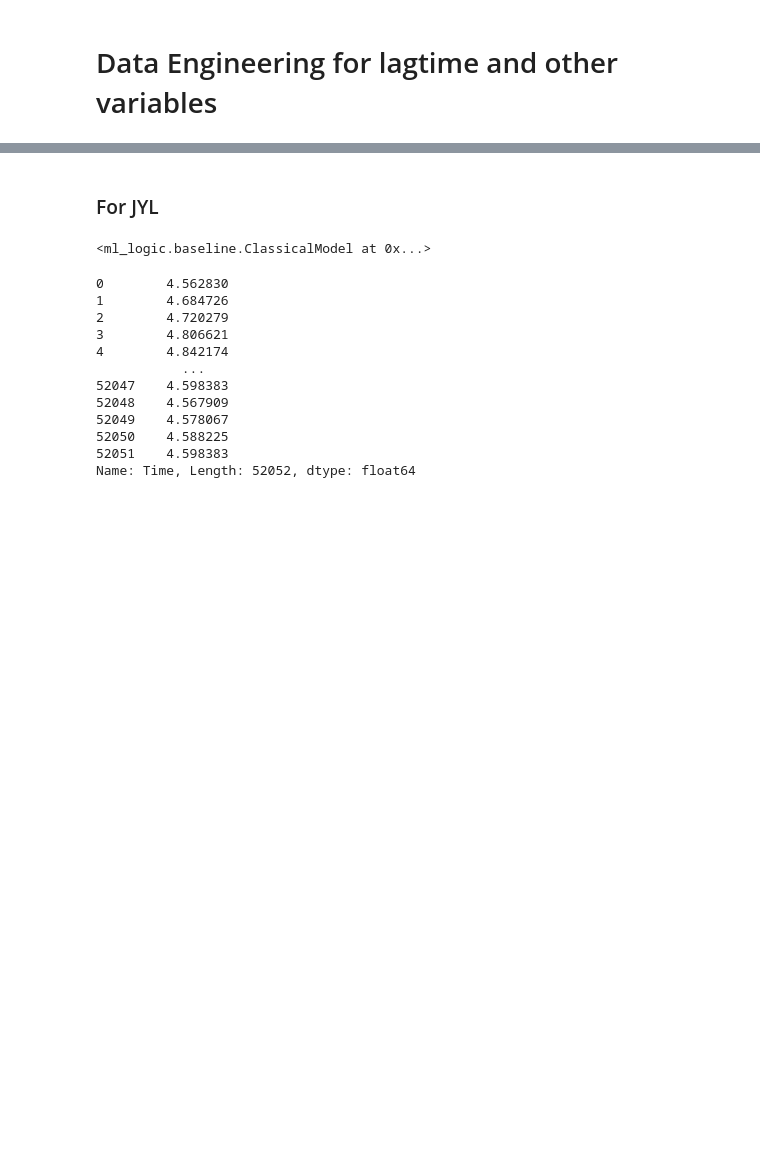
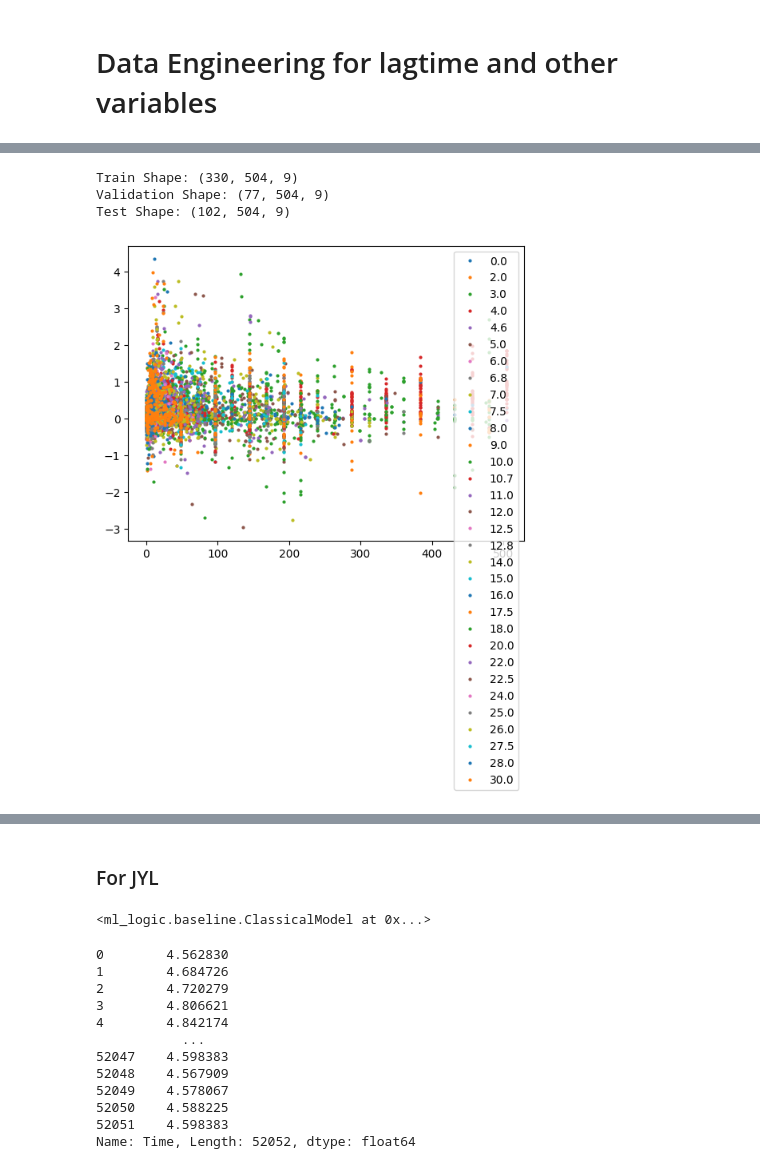
Before and after one commit to lulutinee/safer_food, a Jupyter notebook: notebooks/safer-food.ipynb, the cells around one changed output, grey strips where cells are left out. Cells and saved outputs as stored; diff of their text form; code cells hidden in the pictures; blank space fills up the shorter version.

```diff
--- a/notebooks/safer-food.ipynb
+++ b/notebooks/safer-food.ipynb
@@ -553,0 +909,2 @@ cleaned_data
+# %%
+clean_df = data_preproc(final_df)
@@ -553,0 +964,20 @@ cleaned_data
+# %%
+# We calculate max per group for Y
+y_values = clean_df.groupby('ResponseID')['log_diff'].max().values.reshape(-1, 1)
+
+# 3. Building X Sequences
+X_list = []
+# It's vital to iterate through the groups in the same order as we did for Y
+for x_id in clean_df['ResponseID'].unique():
+    group = clean_df[clean_df['ResponseID'] == x_id]
+    # Features: Time, Temp, and the encoded Food Matrix
+    features = group[['Time_diff', 'Temperature', 'MatrixID_beef',
+                    'MatrixID_pork', 'MatrixID_poultry', 'MatrixID_seafood',
+                    'OrganismID_ec', 'OrganismID_lm', 'OrganismID_ss']].values
+    X_list.append(features)
+
+# 4. Padding X
+X_padded = pad_sequences(X_list, padding='post', dtype='float32', value=1000)
+
+print(f"X shape: {X_padded.shape}") # (Samples, Max_Time_Steps, 3)
+print(f"Y shape: {y_values.shape}")  # (Samples, 1)
@@ -553,0 +1010,36 @@ cleaned_data
+# %%
+# 1. Initial split: 80% for development (Train+Val), 20% for Final Test
+X_dev, X_test, y_dev, y_test = train_test_split(
+    rnn_input, y,
+    test_size=0.20,
+    random_state=42,
+    shuffle=True
+)
+
+# 2. Second split: From the 80%, take 15% (of total) for Validation
+# 0.1875 * 0.8 = 0.15 of the original 100%
+X_train, X_val, y_train, y_val = train_test_split(
+    X_dev, y_dev,
+    test_size=0.1875,
+    random_state=42,
+    shuffle=True
+)
+
+print(f"Train Shape: {X_train.shape}")      # ~420 samples
+print(f"Validation Shape: {X_val.shape}") # ~90 samples
+print(f"Test Shape: {X_test.shape}")       # ~120 samples
+# %% [output]
+Train Shape: (330, 504, 9)
+Validation Shape: (77, 504, 9)
+Test Shape: (102, 504, 9)
+# %%
+groups = engineered_df.groupby(['Temperature'])
+fig, ax = plt.subplots()
+ax.margins(0.05) # Optional, just adds 5% padding to the autoscaling
+for name, group in groups:
+    ax.plot(group.Time_diff, group.log_delta, marker='o', linestyle='', ms=2, label=name)
+ax.legend()
+
+plt.show()
+# %% [output]
+[figure, added]
```
Also changed, not shown: parts of 100 cells of this notebook.
